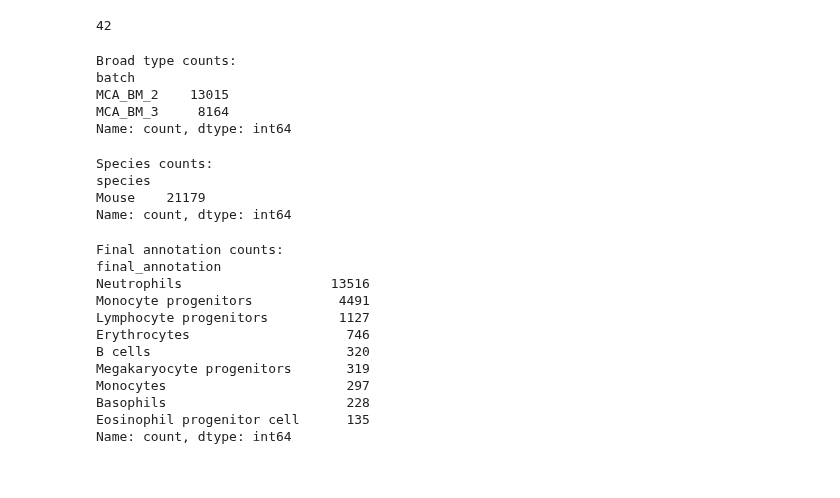
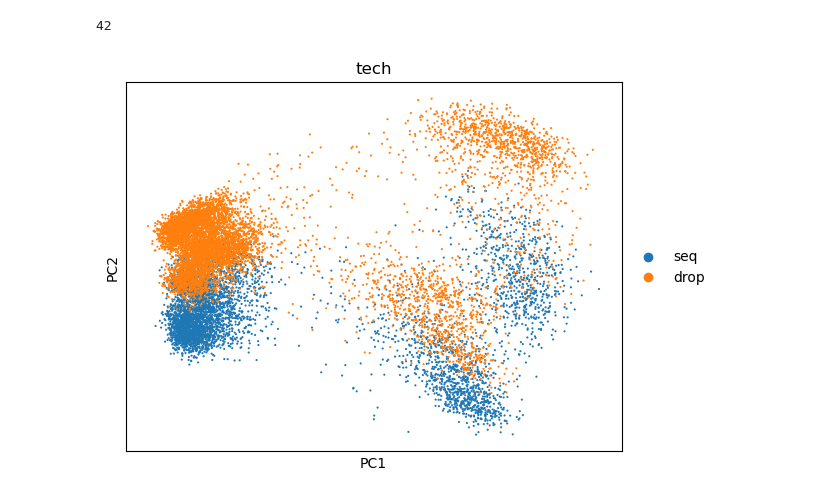
Before and after one commit to kreid415/wasserstein-critic-deconfounding, a Jupyter notebook: notebooks/eval.ipynb, the cells around one changed output. Cells and saved outputs as stored; diff of their text form; code cells hidden in the pictures.

```diff
--- a/notebooks/eval.ipynb
+++ b/notebooks/eval.ipynb
@@ -23,53 +26,37 @@ Seed set to 42
 42
 # %%
 # Load the anndata object (adjust path if needed)
-anndata_path = "../data/immune.h5ad"
+anndata_path = "/workspaces/data/human_pancreas_norm_complexBatch.h5ad"
 anndata = ad.read_h5ad(anndata_path)
 anndata.layers["normalized"] = anndata.X
 
-anndata = anndata[anndata.obs["batch"].isin(["MCA_BM_2", "MCA_BM_3"])].copy()
+# combine all tech with "seq" in the name and all tech with "drop" in the name
+anndata.obs["tech"] = anndata.obs["tech"].replace(
+    to_replace=["celseq2", "celseq", "smartseq2"],
+    value="seq"
+)
+anndata.obs["tech"] = anndata.obs["tech"].replace(
+    to_replace=["inDrop1", "inDrop2", "inDrop3", "inDrop4"],
+    value="drop"
+)
+
+# remove all non-seq/drop techs
+anndata = anndata[anndata.obs["tech"].isin(["seq", "drop"])].copy()
+
+# remove all celltypes with less than 500 cells in each tech
+celltype_counts = anndata.obs.groupby(["celltype", "tech"]).size()
+valid_celltypes = celltype_counts[celltype_counts >= 500].index.get_level_values(0).unique()
+anndata = anndata[anndata.obs["celltype"].isin(valid_celltypes)].copy()
 
 # Find/subset HVGs & swap to raw counts
 import scanpy as sc
-sc.pp.highly_variable_genes(anndata, n_top_genes=3000, batch_key="batch")
+sc.pp.highly_variable_genes(anndata, n_top_genes=3000, batch_key="tech")
 anndata = anndata[:, anndata.var["highly_variable"]].copy()
-anndata.X = anndata.layers["counts"]
-# %%
-# for each broad type, print the number of cells
-broad_type_counts = anndata.obs["batch"].value_counts()
-print("Broad type counts:")
-print(broad_type_counts)
-# %% [output]
-Broad type counts:
-batch
-MCA_BM_2    13015
-MCA_BM_3     8164
-Name: count, dtype: int64
-# %%
-# for each sample, print the number of cells
-species_counts = anndata.obs["species"].value_counts()
-print("\nSpecies counts:")
-print(species_counts)
-# %% [output]
-Species counts:
-species
-Mouse    21179
-Name: count, dtype: int64
-# %%
-# for each final_annotation, print the number of cells
-final_annotation_counts = anndata.obs["final_annotation"].value_counts()
-print("\nFinal annotation counts:")
-print(final_annotation_counts)
-# %% [output]
-Final annotation counts:
-final_annotation
-Neutrophils                   13516
-Monocyte progenitors           4491
-Lymphocyte progenitors         1127
-Erythrocytes                    746
-B cells                         320
-Megakaryocyte progenitors       319
-Monocytes                       297
-Basophils                       228
-Eosinophil progenitor cell      135
-Name: count, dtype: int64
+# %%
+# Assuming your AnnData object is named 'anndata'
+sc.tl.pca(anndata, svd_solver='arpack')
+sc.pl.pca(anndata, color="tech")  # Remove 'color' or set to a column in anndata.obs for coloring
+
+plt.show()
+# %% [output]
+[figure, added]
```
Also changed, not shown: parts of 12 cells of this notebook, 12 other files.
